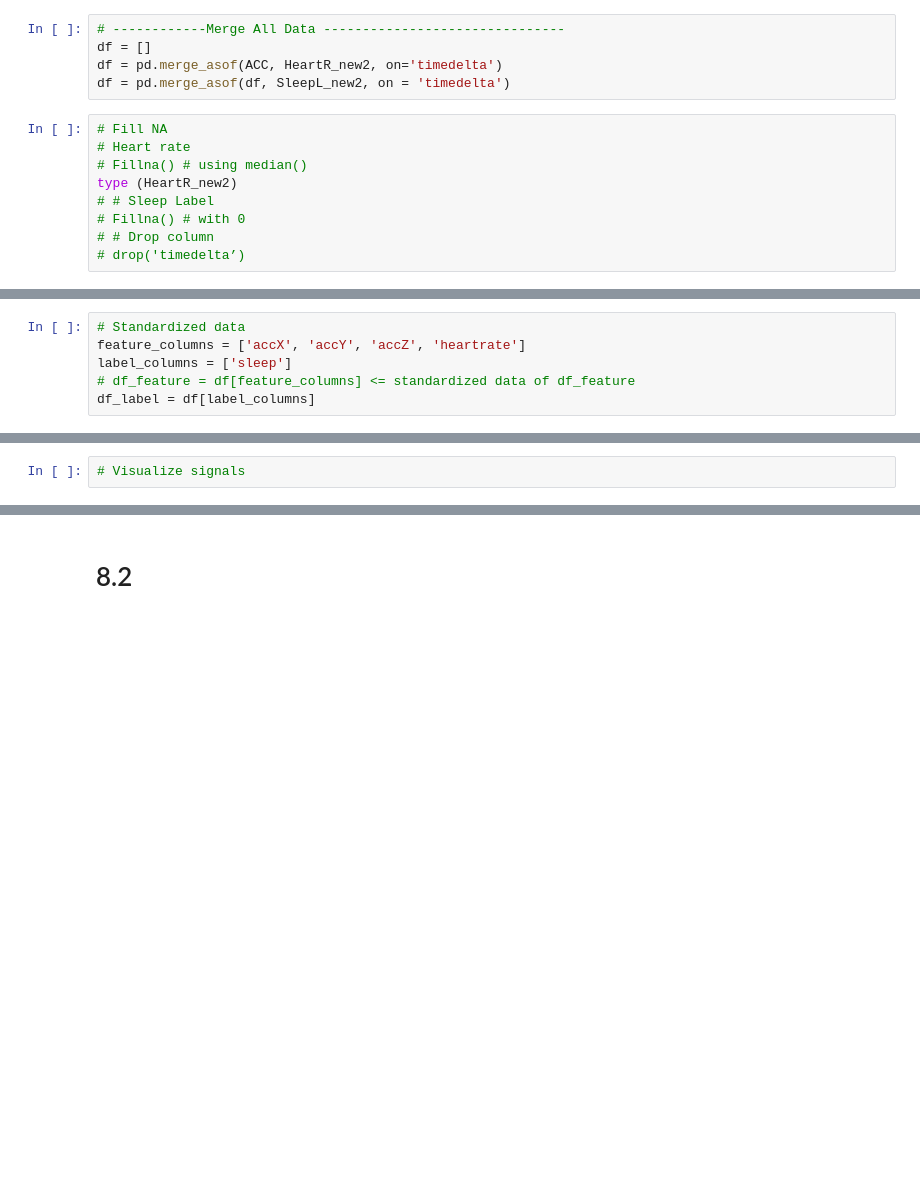
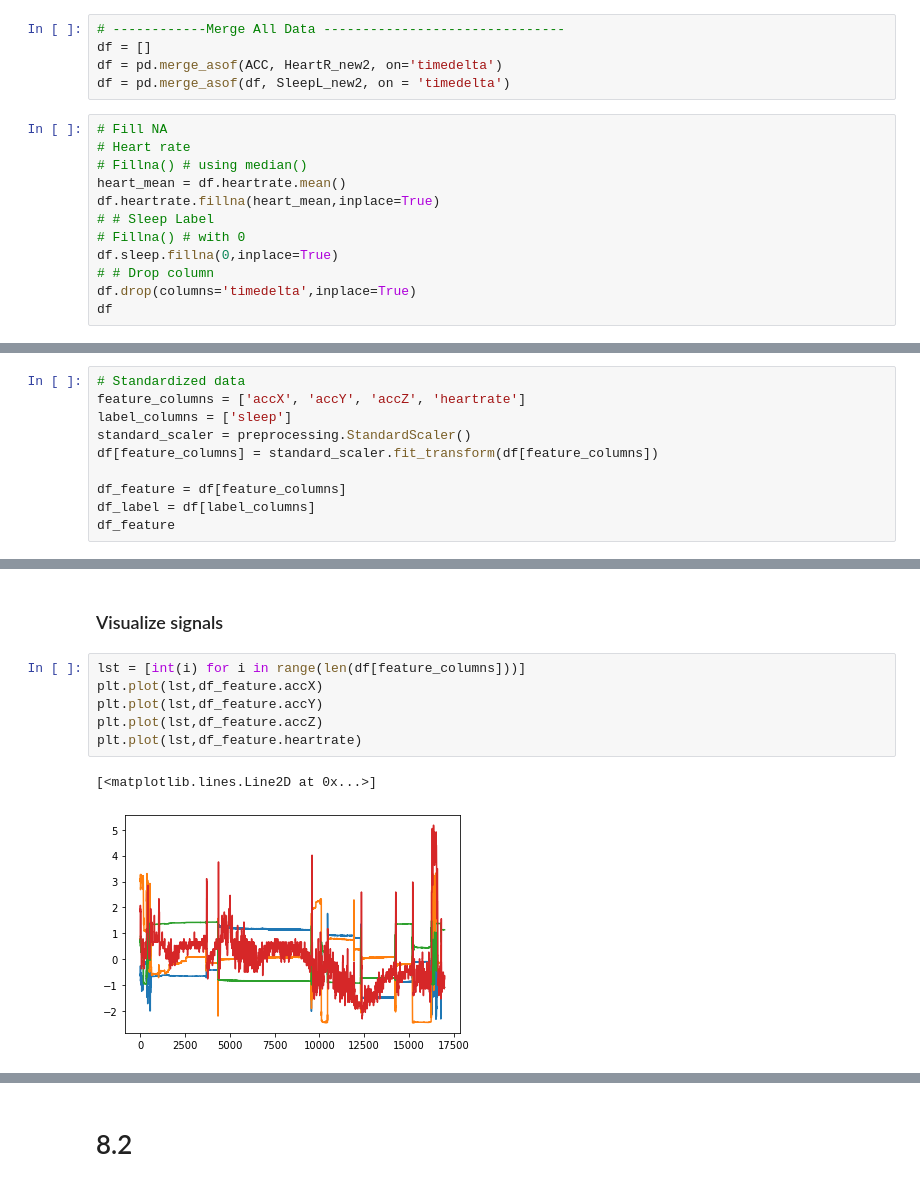
Before and after one commit to oathathat/ML_Kmitl_3D, a Jupyter notebook: Lab/Lab8.ipynb, the cells around one changed output, grey strips where cells are left out. Drawn from its saved outputs; the diff is of its cells as text; blank space fills up the shorter version.

```diff
--- a/Lab/Lab8.ipynb
+++ b/Lab/Lab8.ipynb
@@ -84,8 +123,11 @@ df = pd.merge_asof(df, SleepL_new2, on = 'timedelta')
 # Fill NA
 # Heart rate
 # Fillna() # using median()
-type (HeartR_new2)
+heart_mean = df.heartrate.mean()
+df.heartrate.fillna(heart_mean,inplace=True)
 # # Sleep Label
 # Fillna() # with 0
+df.sleep.fillna(0,inplace=True)
 # # Drop column
-# drop('timedelta’)
+df.drop(columns='timedelta',inplace=True)
+df
@@ -93,5 +149,9 @@ type (HeartR_new2)
 # Standardized data
 feature_columns = ['accX', 'accY', 'accZ', 'heartrate']
 label_columns = ['sleep']
-# df_feature = df[feature_columns] <= standardized data of df_feature
+standard_scaler = preprocessing.StandardScaler()
+df[feature_columns] = standard_scaler.fit_transform(df[feature_columns])
+
+df_feature = df[feature_columns]
 df_label = df[label_columns]
+df_feature
@@ -98,2 +172,11 @@ df_label = df[label_columns]
-# %%
-# Visualize signals
+# %% [markdown]
+### Visualize signals
+# %%
+lst = [int(i) for i in range(len(df[feature_columns]))]
+plt.plot(lst,df_feature.accX)
+plt.plot(lst,df_feature.accY)
+plt.plot(lst,df_feature.accZ)
+plt.plot(lst,df_feature.heartrate)
+# %% [output]
+[<matplotlib.lines.Line2D at 0x...>]
+[figure, added]
```
Also changed, not shown: parts of 23 cells of this notebook, 2 other files.
